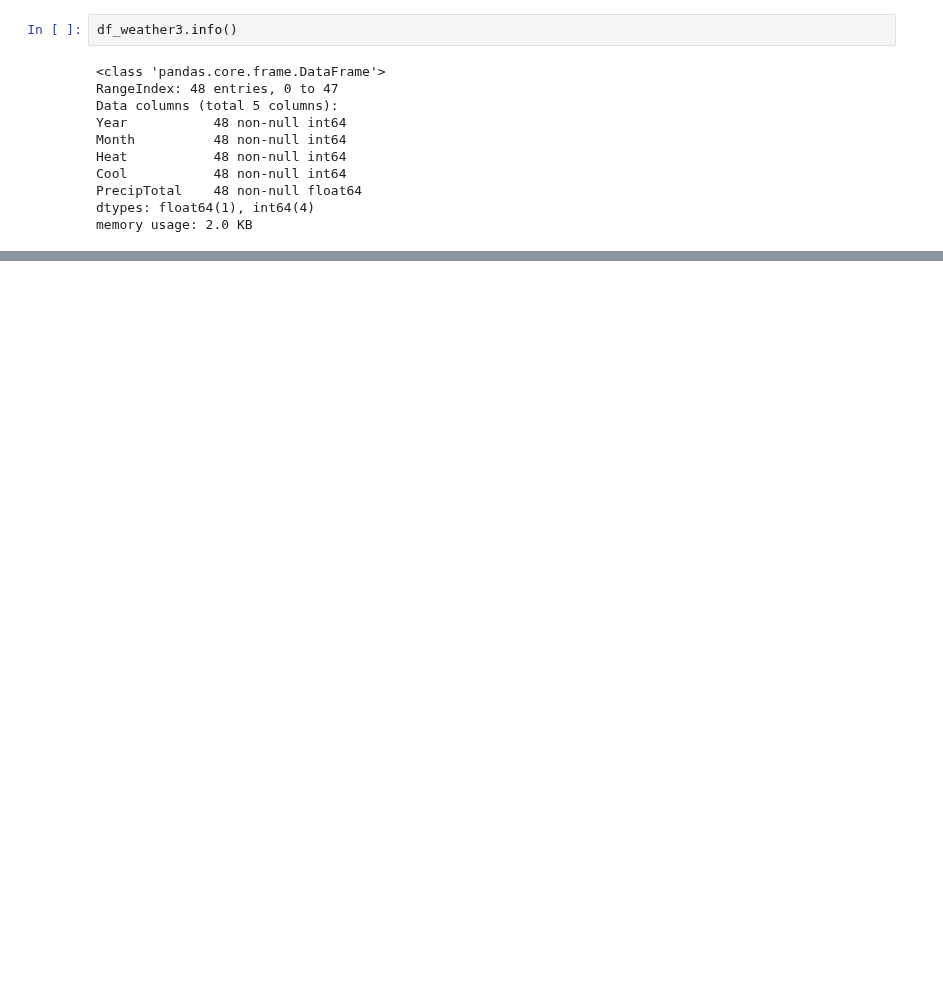
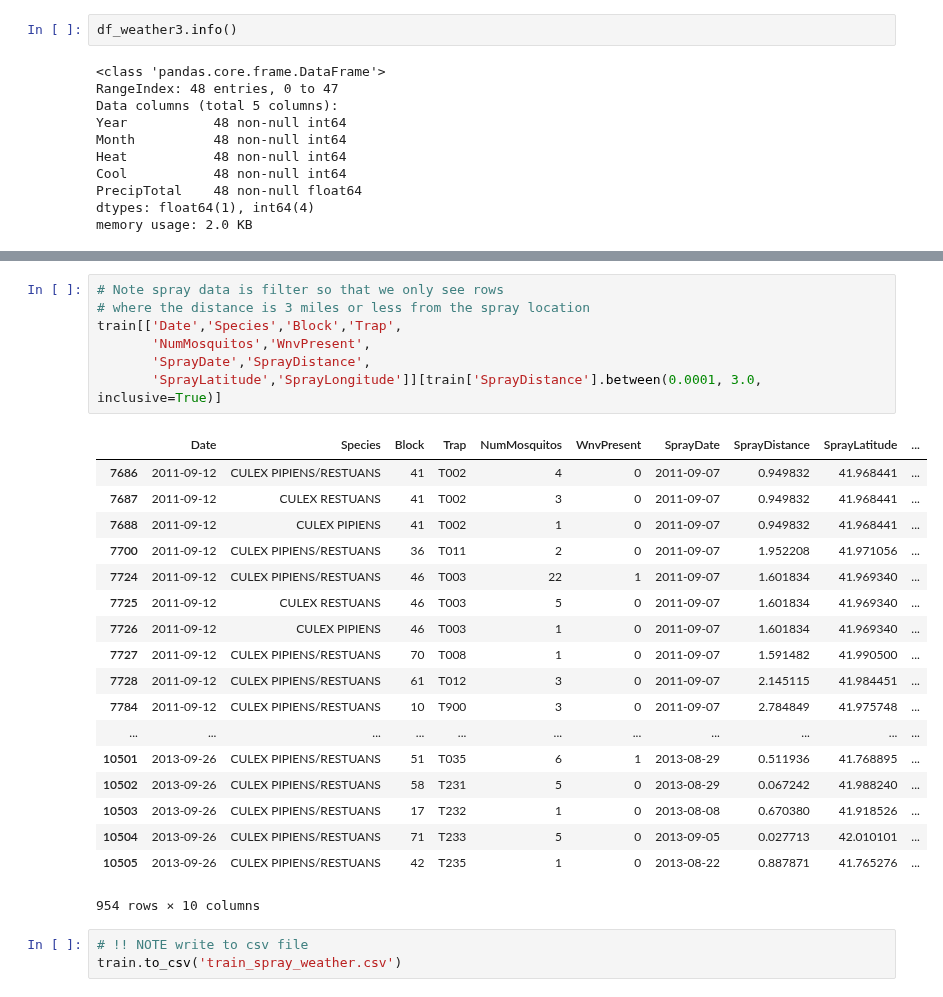
Before and after one commit to reef87/Predicting-West-Nile-Virus-Outbreaks-in-Chicago, a Jupyter notebook: code/project4-k.ipynb, the cells around one changed output, grey strips where cells are left out. Saved outputs shown, nothing was run; the diff lists cells and outputs as text; blank space fills up the shorter version.

```diff
--- a/code/project4-k.ipynb
+++ b/code/project4-k.ipynb
@@ -624,0 +573,29 @@ df_train[['Year', 'Month', 'Trap','HeatMonthAvg','CoolMonthAvg','PrecipMonthAvg'
+# %%
+# Note spray data is filter so that we only see rows
+# where the distance is 3 miles or less from the spray location
+train[['Date','Species','Block','Trap',
+       'NumMosquitos','WnvPresent',
+       'SprayDate','SprayDistance',
+       'SprayLatitude','SprayLongitude']][train['SprayDistance'].between(0.0001, 3.0, inclusive=True)]
+# %% [output]
+|  | Date | Species | Block | Trap | NumMosquitos | WnvPresent | SprayDate | SprayDistance | SprayLatitude | ... |
+| 7686 | 2011-09-12 | CULEX PIPIENS/RESTUANS | 41 | T002 | 4 | 0 | 2011-09-07 | 0.949832 | 41.968441 | ... |
+| 7687 | 2011-09-12 | CULEX RESTUANS | 41 | T002 | 3 | 0 | 2011-09-07 | 0.949832 | 41.968441 | ... |
+| 7688 | 2011-09-12 | CULEX PIPIENS | 41 | T002 | 1 | 0 | 2011-09-07 | 0.949832 | 41.968441 | ... |
+| 7700 | 2011-09-12 | CULEX PIPIENS/RESTUANS | 36 | T011 | 2 | 0 | 2011-09-07 | 1.952208 | 41.971056 | ... |
+| 7724 | 2011-09-12 | CULEX PIPIENS/RESTUANS | 46 | T003 | 22 | 1 | 2011-09-07 | 1.601834 | 41.969340 | ... |
+| 7725 | 2011-09-12 | CULEX RESTUANS | 46 | T003 | 5 | 0 | 2011-09-07 | 1.601834 | 41.969340 | ... |
+| 7726 | 2011-09-12 | CULEX PIPIENS | 46 | T003 | 1 | 0 | 2011-09-07 | 1.601834 | 41.969340 | ... |
+| 7727 | 2011-09-12 | CULEX PIPIENS/RESTUANS | 70 | T008 | 1 | 0 | 2011-09-07 | 1.591482 | 41.990500 | ... |
+| 7728 | 2011-09-12 | CULEX PIPIENS/RESTUANS | 61 | T012 | 3 | 0 | 2011-09-07 | 2.145115 | 41.984451 | ... |
+| 7784 | 2011-09-12 | CULEX PIPIENS/RESTUANS | 10 | T900 | 3 | 0 | 2011-09-07 | 2.784849 | 41.975748 | ... |
+| ... | ... | ... | ... | ... | ... | ... | ... | ... | ... | ... |
+| 10501 | 2013-09-26 | CULEX PIPIENS/RESTUANS | 51 | T035 | 6 | 1 | 2013-08-29 | 0.511936 | 41.768895 | ... |
+| 10502 | 2013-09-26 | CULEX PIPIENS/RESTUANS | 58 | T231 | 5 | 0 | 2013-08-29 | 0.067242 | 41.988240 | ... |
+| 10503 | 2013-09-26 | CULEX PIPIENS/RESTUANS | 17 | T232 | 1 | 0 | 2013-08-08 | 0.670380 | 41.918526 | ... |
+| 10504 | 2013-09-26 | CULEX PIPIENS/RESTUANS | 71 | T233 | 5 | 0 | 2013-09-05 | 0.027713 | 42.010101 | ... |
+| 10505 | 2013-09-26 | CULEX PIPIENS/RESTUANS | 42 | T235 | 1 | 0 | 2013-08-22 | 0.887871 | 41.765276 | ... |
+954 rows × 10 columns
+# %%
+# !! NOTE write to csv file
+train.to_csv('train_spray_weather.csv')
```
Also changed, not shown: parts of 66 cells of this notebook.
